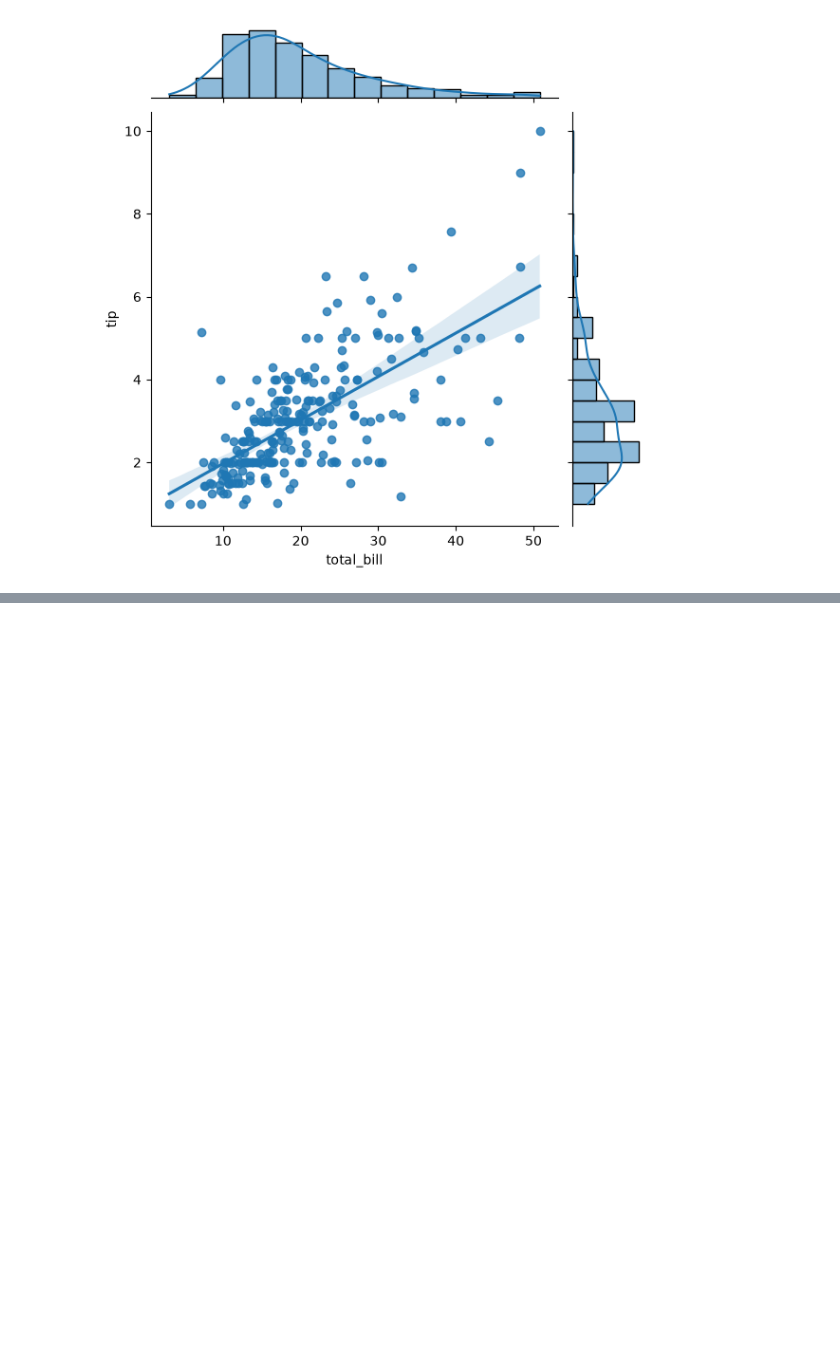
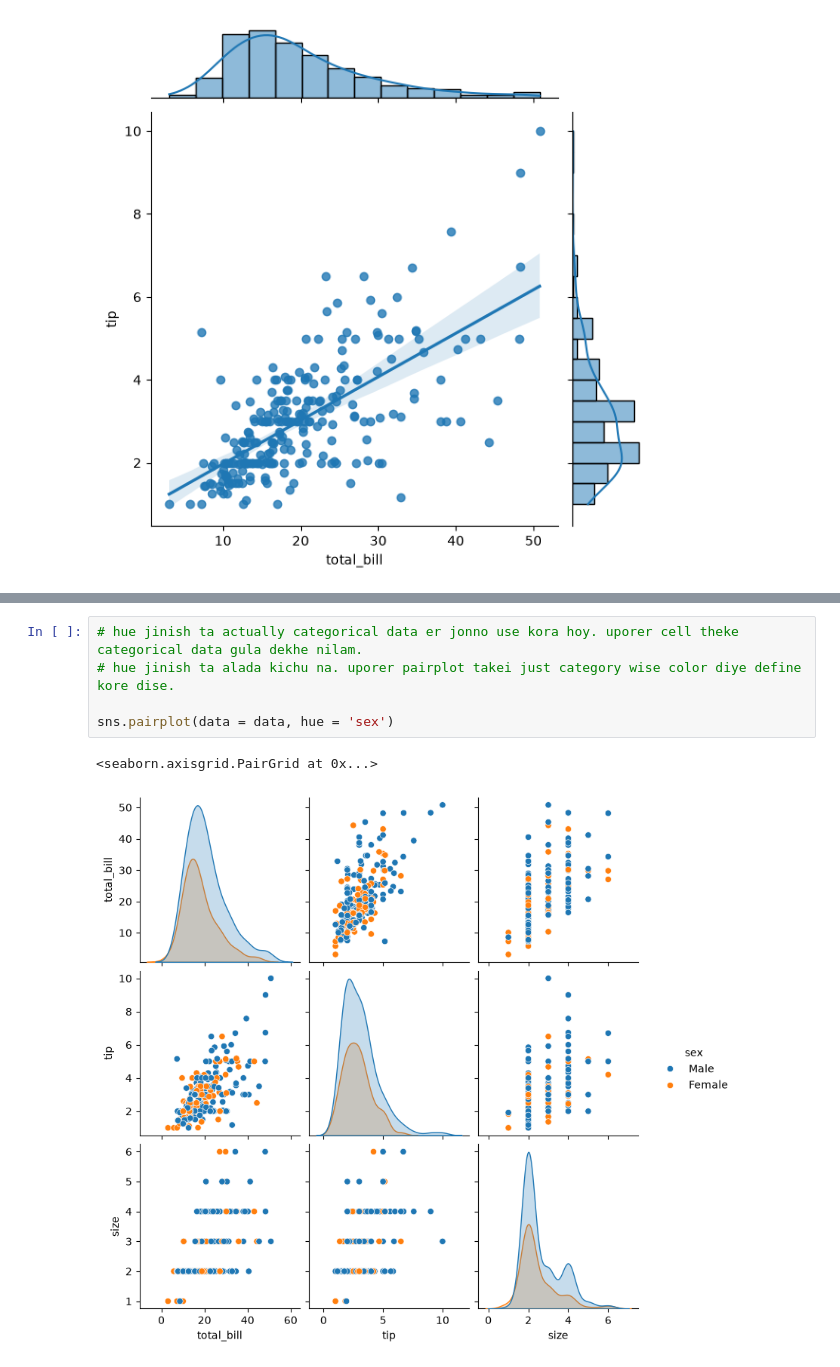
Before and after one commit to jihad-islam/Learning-ML, a Jupyter notebook: 5.Seaborn/1.intro.ipynb, the cells around one changed output, grey strips where cells are left out. Saved outputs shown, nothing was run; the diff lists cells and outputs as text; blank space fills up the shorter version.

```diff
--- a/5.Seaborn/1.intro.ipynb
+++ b/5.Seaborn/1.intro.ipynb
@@ -419,0 +600,8 @@ sns.jointplot(data = data, x = 'total_bill', y = 'tip', kind = 'reg')
+# %%
+# hue jinish ta actually categorical data er jonno use kora hoy. uporer cell theke categorical data gula dekhe nilam.
+# hue jinish ta alada kichu na. uporer pairplot takei just category wise color diye define kore dise.
+
+sns.pairplot(data = data, hue = 'sex')
+# %% [output]
+<seaborn.axisgrid.PairGrid at 0x...>
+[figure, added]
```
Also changed, not shown: parts of 29 cells of this notebook.
